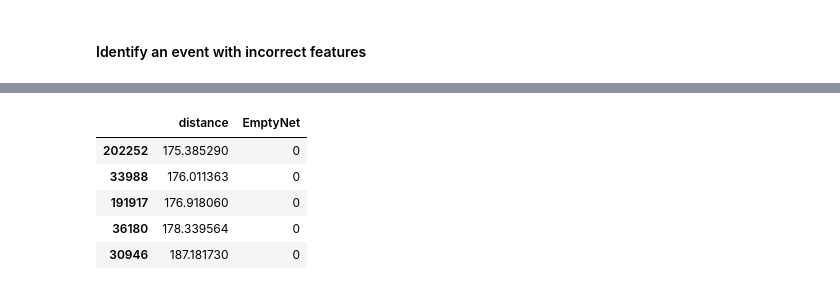
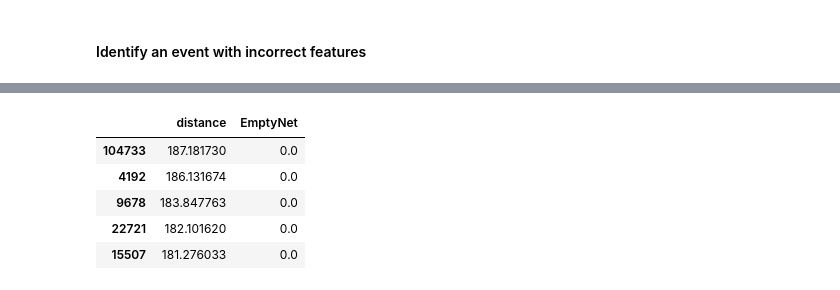
Before and after one commit to sorinmuchi/IFT6758, a Jupyter notebook: notebooks/2-FeatureEngineering-I.ipynb, the cells around one changed output, grey strips where cells are left out. Drawn from its saved outputs; the diff is of its cells as text; code cells hidden in the pictures.

```diff
--- a/notebooks/2-FeatureEngineering-I.ipynb
+++ b/notebooks/2-FeatureEngineering-I.ipynb
@@ -4,11 +12,4 @@ import numpy as np
 import matplotlib.pyplot as plt
 import seaborn as sns
 # %%
-# Read and preprocess data
-df = pd.read_csv('../data/AllSeasonsM2Q2.csv')
-df = df.drop(['Unnamed: 0', 'index'], 1).reset_index(drop=True)
-# df = df[['distance', 'angle', 'Goal']]
-df = df.rename({'Goal': 'is_goal'}, axis=1)
-df = df[~(df['is_goal'].isnull() | df['distance'].isnull() | df['angle'].isnull())] #remove after fix: still some null  distances + does computing distance take into consideration the rink side
-df['is_goal'] = df['is_goal'].astype(np.int64)
-df.head()
+pd.set_option('display.max_columns', None)
@@ -22,0 +16,4 @@ df.head()
+# %%
+data = pd.read_csv('../data/trainingSet.csv')
+display(data.shape)
+data.head()
@@ -22,0 +28,8 @@ df.head()
+# %%
+# Read and preprocess data
+df = data[['distanceFromNet', 'angle', 'EmptyNet', 'Goal']]
+df = df.rename({'Goal': 'is_goal', 'distanceFromNet': 'distance'}, axis=1)
+df = df.dropna().reset_index(drop=True)
+df['is_goal'] = df['is_goal'].astype(np.int64)
+display(df.shape)
+df.head()
@@ -146,0 +160,8 @@ plt.show()
+# %%
+df_dist_net_goals2 = df_dist_net_goals.sort_values('distance', ascending=False)[:4000]
+
+plt.figure(figsize=(9, 6))
+
+sns.histplot(data=df_dist_net_goals2, x="distance", hue="EmptyNet", multiple="dodge")
+
+plt.show()
@@ -147,9 +170,10 @@ plt.show()
 # %%
-df_dist_net_goals2[df_dist_net_goals2['EmptyNet']==0].tail()
+df_suspecious = df_dist_net_goals2[df_dist_net_goals2['EmptyNet']==0]
+df_suspecious.head()
 # %% [output]
 |  | distance | EmptyNet |
-| 202252 | 175.385290 | 0 |
-| 33988 | 176.011363 | 0 |
-| 191917 | 176.918060 | 0 |
-| 36180 | 178.339564 | 0 |
-| 30946 | 187.181730 | 0 |
+| 104733 | 187.181730 | 0.0 |
+| 4192 | 186.131674 | 0.0 |
+| 9678 | 183.847763 | 0.0 |
+| 22721 | 182.101620 | 0.0 |
+| 15507 | 181.276033 | 0.0 |
```
Also changed, not shown: parts of 17 cells of this notebook, 7 other files.
